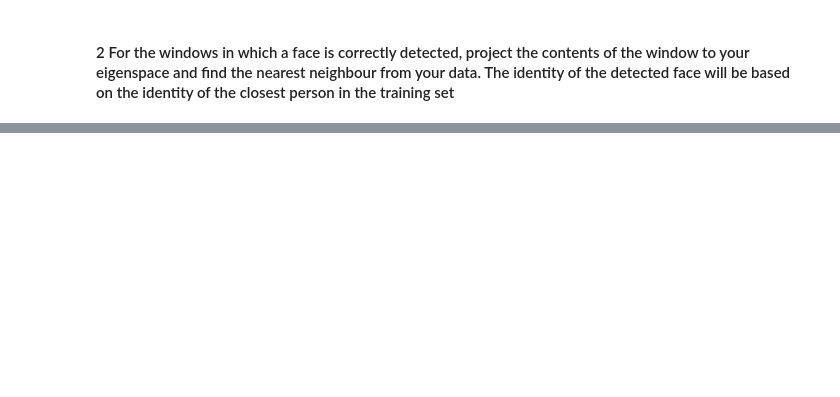
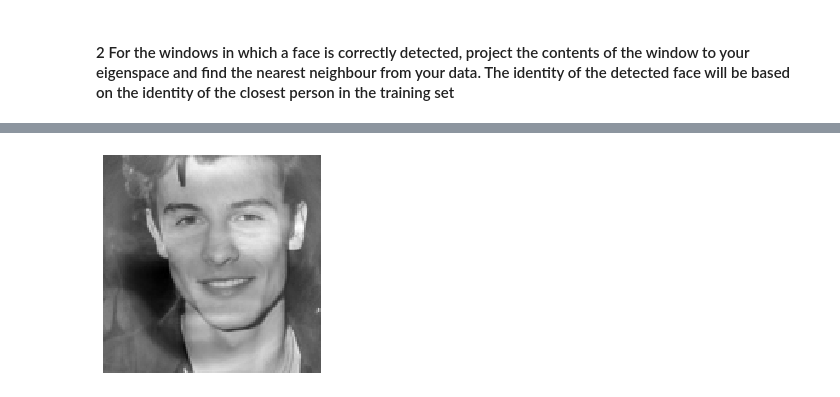
Before and after one commit to FulinHuang/Computer-Vision, a Jupyter notebook: A4_Face_Detection_Recognition/A4_Face_Detection_Recognition.ipynb, the cells around one changed output, grey strips where cells are left out. Cells and saved outputs as stored; diff of their text form; code cells hidden in the pictures; blank space fills up the shorter version.

```diff
--- a/A4_Face_Detection_Recognition/A4_Face_Detection_Recognition.ipynb
+++ b/A4_Face_Detection_Recognition/A4_Face_Detection_Recognition.ipynb
@@ -501,2 +528,100 @@ Count 120
 # %% [markdown]
 #### 2 For the windows in which a face is correctly detected, project the contents of the window to your eigenspace and find the nearest neighbour from your data. The identity of the detected face will be based on the identity of the closest person in the training set
+# %%
+from sklearn.neighbors import KNeighborsClassifier
+
+def face_detection(windowSize, numFace):
+    # Display correctly detected faces
+    print (windowSize)
+    detected_face_image = test_image.copy()
+    face_list = []
+    for i in range(4):
+        x_pos = position_pair[i][1]
+        y_pos = position_pair[i][0]
+        face = detected_face_image[y_pos:y_pos+windowSize[0],x_pos:x_pos+windowSize[1]]
+        face = cv2.resize(face, (128,128))
+        face = cv2.cvtColor(face, cv2.COLOR_BGR2GRAY)
+        face = np.subtract(face.ravel(), test_average_face)   # TODO
+        plt.imshow(face.reshape(128,128),cmap='gray'), plt.axis('off'), plt.show()
+        face = face.reshape(128*128, -1)
+        face_list.append(face)
+
+    detected_face_eigenspace = []
+    for i in range(4):
+        detected_eigenspace = 0
+        for j in range(test_new_matrix.shape[1]):
+            weight = np.dot(face_list[i].T, test_new_matrix[:,j])
+            detected_eigenspace += weight * test_new_matrix[:,j]
+        detected_face_eigenspace.append(detected_eigenspace)
+
+    face_matrix = detected_face_eigenspace[0].ravel()
+    for i in range(1,3):
+        b = detected_face_eigenspace[i]
+        face_matrix = np.vstack((face_matrix, b))
+
+    face_position = []
+    for i in range(4):
+        x_pos = position_pair[i][1]
+        y_pos = position_pair[i][0]
+        face_position.append([x_pos, y_pos])
+        cv2.rectangle(detected_face_image, (x_pos, y_pos), (x_pos+windowSize[1], y_pos+windowSize[0]), (0, 255, 255), 2)
+
+    return detected_face_eigenspace
+
+detection_near_neighbor = KNeighborsClassifier(n_neighbors = 3, metric = 'l2')
+detection_near_neighbor.fit(eigenspace.T, label)
+
+print("--------- Sliding Window Algorithm with stepsize = 40, window size (175,175), and threshold 16500 -------")
+# stepSize =  40, windowSize = [175, 175] ,threshold = 16500
+detected_face_eigenspace = face_detection(windowSize, 4)
+
+plt.imshow(bounding_box_image), plt.title("Training Image with Bounding Box")
+plt.axis('off'),plt.show()
+
+# Display correctly detected faces
+plt.imshow(detected_face_image), plt.title("Correctly Detected Faces")
+plt.axis('off'),plt.show()
+
+# Make Prediction
+predict_detection1 = detection_near_neighbor.predict([detected_face_eigenspace[0]])
+predict_detection2 = detection_near_neighbor.predict([detected_face_eigenspace[1]])
+predict_detection3 = detection_near_neighbor.predict([detected_face_eigenspace[3]])
+print("Prediction: ", predict_detection1, predict_detection2, predict_detection3, "\n")
+
+
+print("--------- Sliding Window Algorithm with stepsize = 24, window size (155,155), and threshold 15000 -------")
+stepSize1 =  24
+windowSize1 = [155, 155]
+threshold1 = 15000
+
+# Extract window from test image
+count1, position_pair1, detected_face_eigenspace = slidingWindow(test_image_gray, stepSize1, windowSize1, test_new_matrix, threshold1, average_weight_vector)
+print(count1)
+
+# Display test image with bounding boxes
+bounding_box_image1 = test_image.copy()
+plt.figure(figsize=(15,5))
+for i in range(len(position_pair1)):
+    x_pos = position_pair1[i][1]
+    y_pos = position_pair1[i][0]
+    cv2.rectangle(bounding_box_image1, (x_pos, y_pos), (x_pos+windowSize1[1], y_pos+windowSize1[0]), (0, 255, 255), 2)
+
+plt.imshow(bounding_box_image1), plt.title("Training Image with Bounding Box")
+plt.axis('off'),plt.show()
+
+detection_near_neighbor1 = KNeighborsClassifier(n_neighbors = 2, metric = 'l2')
+detection_near_neighbor1.fit(eigenspace.T, label)
+
+# Display Correctly detected faces
+detected_face_eigenspace1 = face_detection(windowSize1, 4)
+plt.imshow(detected_face_image), plt.title("Correctly Detected Faces")
+plt.axis('off'),plt.show()
+
+# Make Prediction
+predict_detection1 = detection_near_neighbor1.predict([detected_face_eigenspace1[0]])
+predict_detection2 = detection_near_neighbor1.predict([detected_face_eigenspace1[1]])
+predict_detection3 = detection_near_neighbor1.predict([detected_face_eigenspace1[3]])
+print("Prediction: ", predict_detection1, predict_detection2, predict_detection3, "\n")
+
+print("First Image has {} false positive, and second image has {} false positive".format(count-4, count1-5))
+# %% [output]
@@ -502,0 +630 @@ Count 120
+[figure, added]
```
Also changed, not shown: parts of 18 cells of this notebook, 1 other file.
